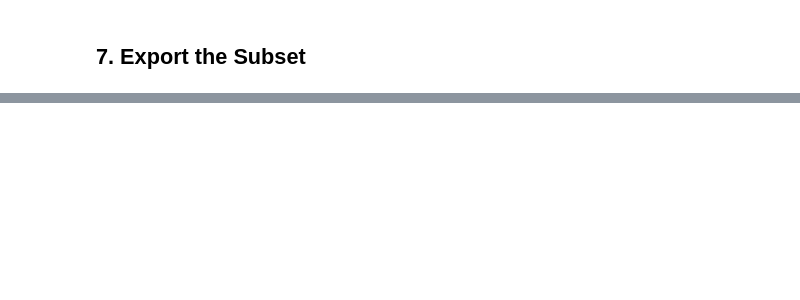
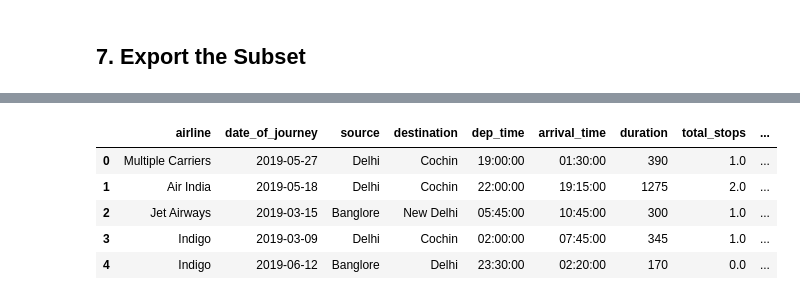
Before and after one commit to akanand03/sagemaker-flight-prices-prediction, a Jupyter notebook: notebook/data-cleaning.ipynb, the cells around one changed output, grey strips where cells are left out. Saved outputs shown, nothing was run; the diff lists cells and outputs as text; code cells hidden in the pictures; blank space fills up the shorter version.

```diff
--- a/notebook/data-cleaning.ipynb
+++ b/notebook/data-cleaning.ipynb
@@ -517,0 +560,9 @@ flights_cleaned
+# %%
+export_data(X_test, y_test, "test")
+# %% [output]
+|  | airline | date_of_journey | source | destination | dep_time | arrival_time | duration | total_stops | ... |
+| 0 | Multiple Carriers | 2019-05-27 | Delhi | Cochin | 19:00:00 | 01:30:00 | 390 | 1.0 | ... |
+| 1 | Air India | 2019-05-18 | Delhi | Cochin | 22:00:00 | 19:15:00 | 1275 | 2.0 | ... |
+| 2 | Jet Airways | 2019-03-15 | Banglore | New Delhi | 05:45:00 | 10:45:00 | 300 | 1.0 | ... |
+| 3 | Indigo | 2019-03-09 | Delhi | Cochin | 02:00:00 | 07:45:00 | 345 | 1.0 | ... |
+| 4 | Indigo | 2019-06-12 | Banglore | Delhi | 23:30:00 | 02:20:00 | 170 | 0.0 | ... |
```
Also changed, not shown: parts of 8 cells of this notebook, 6 other files.
